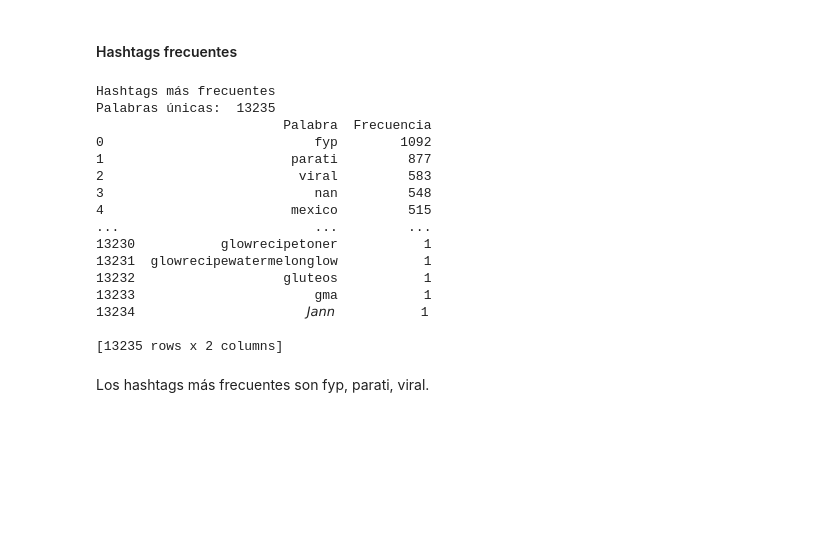
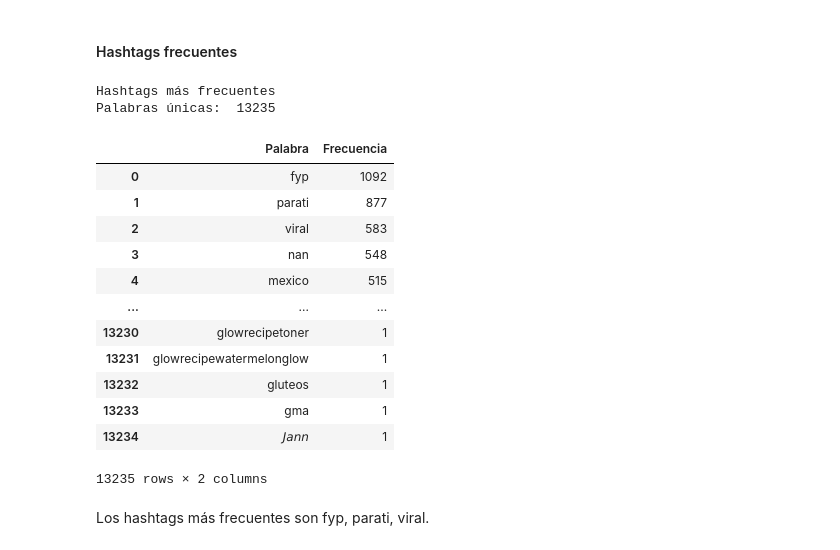
Before and after one commit to diegourielvr/sentiment_analysis, a Jupyter notebook: notebooks/tiktok/01_eda_tiktok.ipynb, the cells around one changed output. Saved outputs shown, nothing was run; the diff lists cells and outputs as text; code cells hidden in the pictures; blank space fills up the shorter version.

```diff
--- a/notebooks/tiktok/01_eda_tiktok.ipynb
+++ b/notebooks/tiktok/01_eda_tiktok.ipynb
@@ -349,24 +369,23 @@ Los titulos pueden tener menciones '@username', emojis, símbolos especiales, er
 #### Hashtags frecuentes
 # %%
 print("Hashtags más frecuentes")
-print(estadisticas_vocabulario(df, 'hashtags', False, None))
+display(estadisticas_vocabulario(df, 'hashtags', False, None))
 # %% [output]
 Hashtags más frecuentes
 Palabras únicas:  13235
-                        Palabra  Frecuencia
-0                           fyp        1092
-1                        parati         877
-2                         viral         583
-3                           nan         548
-4                        mexico         515
-...                         ...         ...
-13230           glowrecipetoner           1
-13231  glowrecipewatermelonglow           1
-13232                   gluteos           1
-13233                       gma           1
-13234                      𝘑𝘢𝘯𝘯           1
-
-[13235 rows x 2 columns]
+|  | Palabra | Frecuencia |
+| 0 | fyp | 1092 |
+| 1 | parati | 877 |
+| 2 | viral | 583 |
+| 3 | nan | 548 |
+| 4 | mexico | 515 |
+| ... | ... | ... |
+| 13230 | glowrecipetoner | 1 |
+| 13231 | glowrecipewatermelonglow | 1 |
+| 13232 | gluteos | 1 |
+| 13233 | gma | 1 |
+| 13234 | 𝘑𝘢𝘯𝘯 | 1 |
+13235 rows × 2 columns
 # %% [markdown]
 Los hashtags más frecuentes son fyp, parati, viral.
 # %% [markdown]
```
Also changed, not shown: parts of 23 cells of this notebook.
